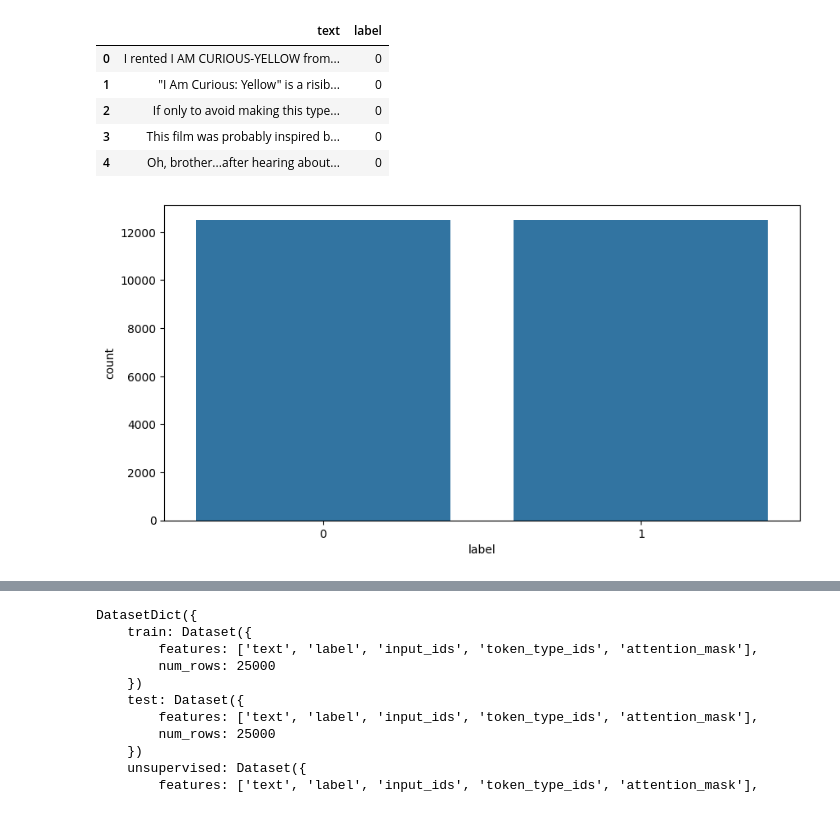
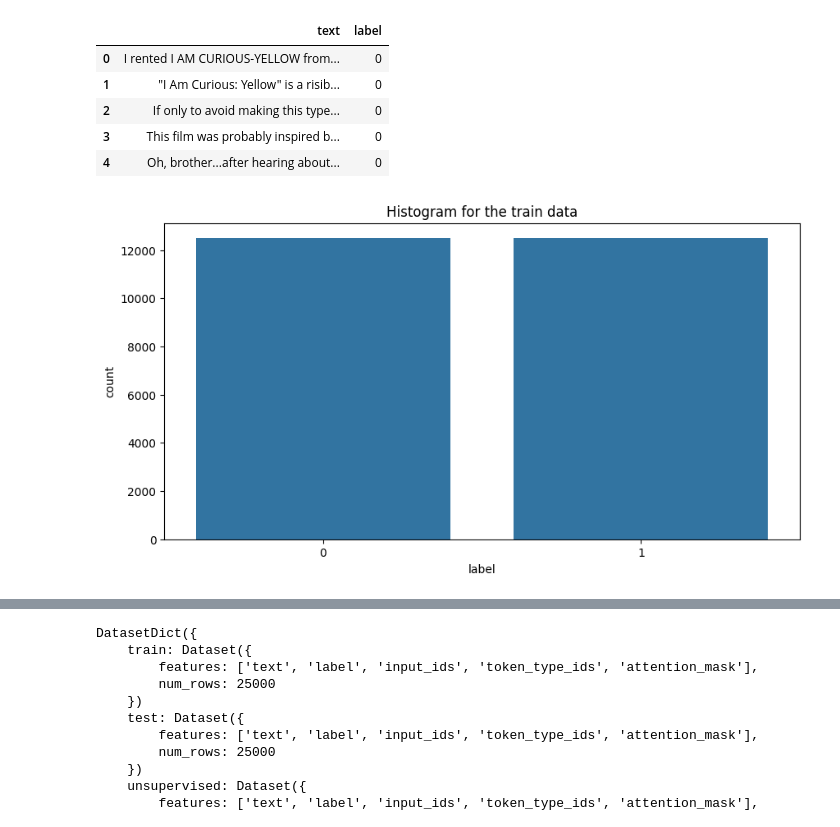
Before and after one commit to bksat90/LLM, a Jupyter notebook: LLM_project.ipynb, the cells around one changed output, grey strips where cells are left out. Saved outputs shown, nothing was run; the diff lists cells and outputs as text; code cells hidden in the pictures.

```diff
--- a/LLM_project.ipynb
+++ b/LLM_project.ipynb
@@ -73,7 +76,8 @@ categories = df.label.value_counts()
 # %%
 # histogram for the train data
 plt.figure(figsize=(10,5))
 sns.barplot(categories)
+plt.title("Histogram for the train data")
 plt.show()
 # %% [output]
-[figure, old version]
+[figure, new version]
```
Also changed, not shown: parts of 13 cells of this notebook.
